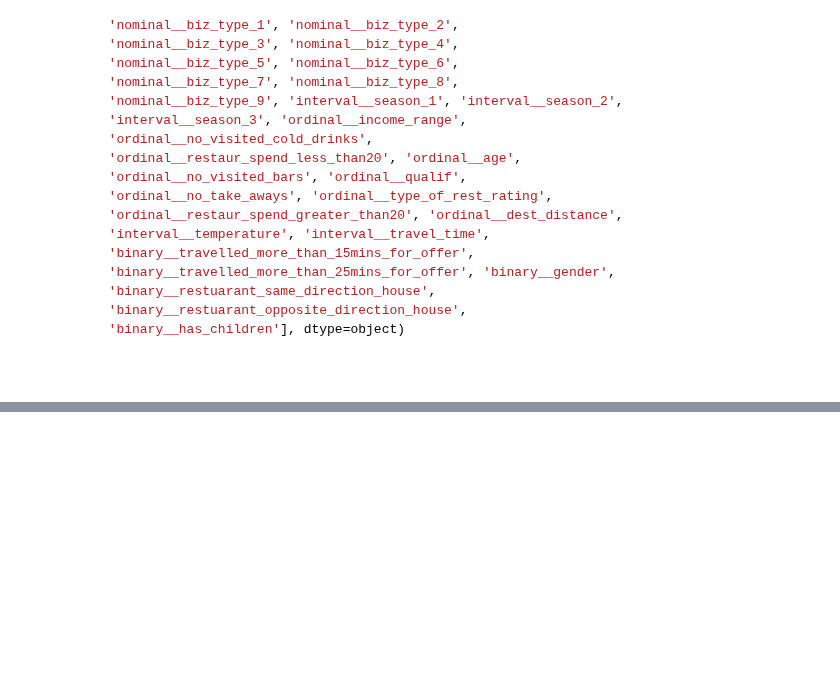
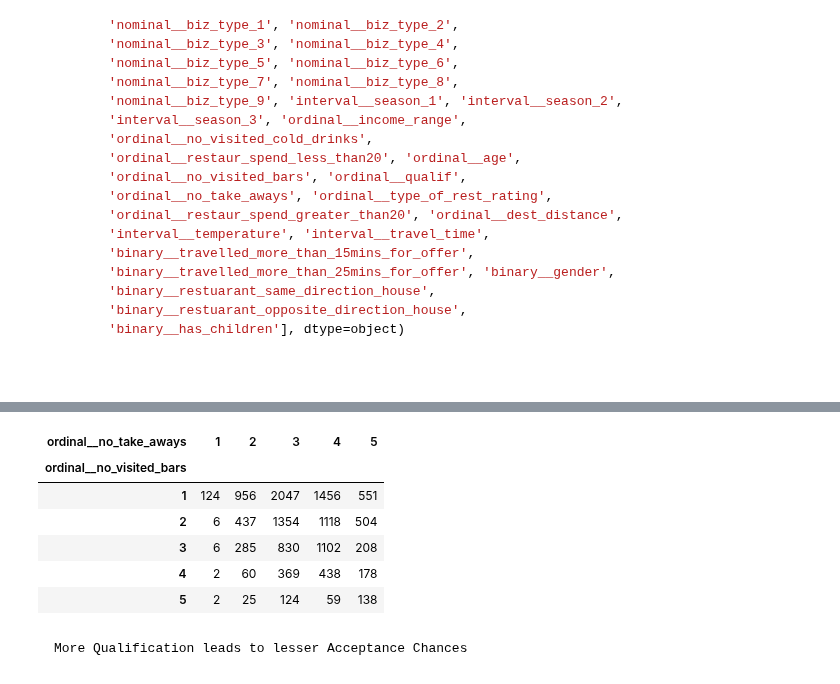
Before and after one commit to risan-raja/msiit, a Jupyter notebook: risan-raja-marketing-strategy-submission-sep-2022.ipynb, the cells around one changed output, grey strips where cells are left out. Saved outputs shown, nothing was run; the diff lists cells and outputs as text; code cells hidden in the pictures; blank space fills up the shorter version.

````diff
--- a/risan-raja-marketing-strategy-submission-sep-2022.ipynb
+++ b/risan-raja-marketing-strategy-submission-sep-2022.ipynb
@@ -1159,0 +1275,15 @@ array(['nominal__marital_status_0', 'nominal__marital_status_1',
+# %%
+data.groupby(["ordinal__no_visited_bars","ordinal__no_visited_cold_drinks","ordinal__no_take_aways"])['target'].count()
+data.groupby(["ordinal__no_visited_bars"])["ordinal__no_take_aways"].value_counts().unstack().style.background_gradient()
+# %% [output]
+| ordinal__no_take_aways | 1 | 2 | 3 | 4 | 5 |
+| ordinal__no_visited_bars |  |  |  |  |  |
+| 1 | 124 | 956 | 2047 | 1456 | 551 |
+| 2 | 6 | 437 | 1354 | 1118 | 504 |
+| 3 | 6 | 285 | 830 | 1102 | 208 |
+| 4 | 2 | 60 | 369 | 438 | 178 |
+| 5 | 2 | 25 | 124 | 59 | 138 |
+# %% [markdown]
+```
+More Qualification leads to lesser Acceptance Chances
+```
````
Also changed, not shown: parts of 33 cells of this notebook, 3 other files.
